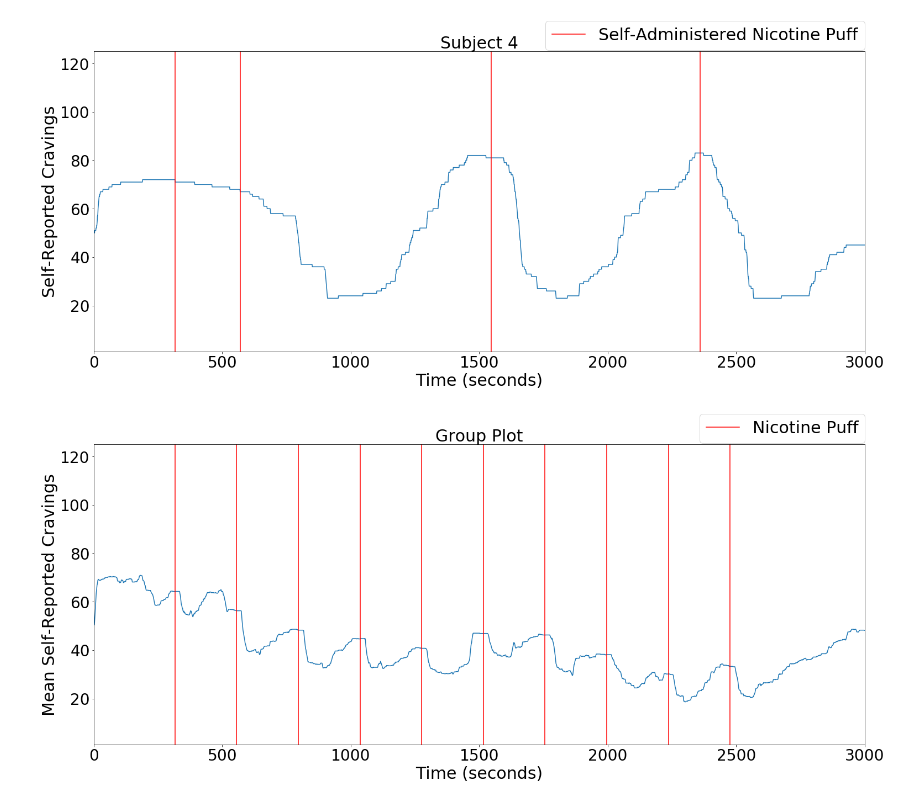
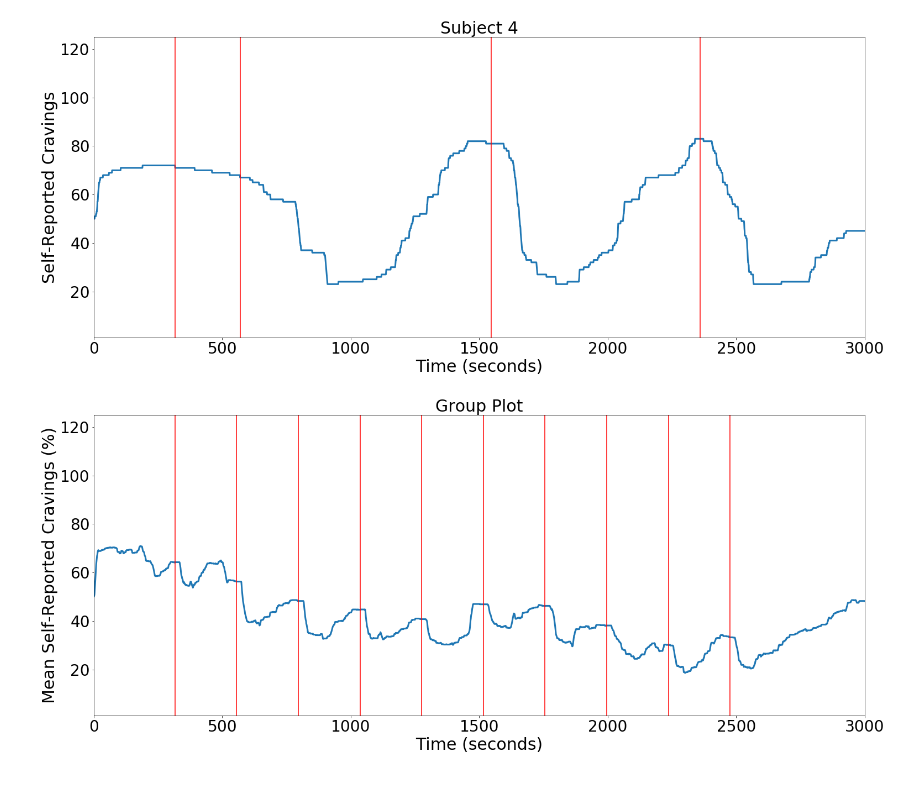
Before and after one commit to hstrey/nicotine-paper, a Jupyter notebook: Cravings Plot For Helmut.ipynb, the cells around one changed output. Drawn from its saved outputs; the diff is of its cells as text; code cells hidden in the pictures.

```diff
--- a/Cravings Plot For Helmut.ipynb
+++ b/Cravings Plot For Helmut.ipynb
@@ -10,18 +10,18 @@ for i in range(1,5):
     globals()['time{}'.format(i)] = globals()['subject{}'.format(i)]['Time'].flatten()
     globals()['puffs{}'.format(i)] = globals()['subject{}'.format(i)]['Puffs'].flatten()
 # %%
-my_labels = {"x1" : "Self-Administered Nicotine Puff"}
+#my_labels = {"x1" : "Self-Administered Nicotine Puff"}
 plt.figure(figsize=(25,10))
-plt.plot(time1,crav1)
+plt.plot(time1,crav1,linewidth=3)
 for p in puffs1[1:]:
     plt.axvline(x=p,color='r',label=my_labels["x1"])
     my_labels["x1"] = "_nolegend_"
-plt.legend(fontsize=30,loc=9, bbox_to_anchor=(0.793, 1.13))
+#plt.legend(fontsize=30,loc=9, bbox_to_anchor=(0.793, 1.13))
 
 plt.xlim(0,3000)
 plt.ylim(1,125)
 plt.xlabel('Time (seconds)',fontsize=30)
-plt.ylabel('Self-Reported Cravings',fontsize=30)
+plt.ylabel('Self-Reported Cravings (%)',fontsize=30)
 plt.xticks(fontsize=28)
 plt.yticks(fontsize=28)
 plt.title('Subject '+ str(1),fontsize=30)
@@ -31,16 +31,16 @@ plt.savefig('Subject1'+'.pdf')
 # %%
-my_labels = {"x1" : "Self-Administered Nicotine Puff"}
+#my_labels = {"x1" : "Self-Administered Nicotine Puff"}
 plt.figure(figsize=(25,10))
-plt.plot(time2,crav2)
+plt.plot(time2,crav2,linewidth=3)
 for p in puffs2[1:]:
     plt.axvline(x=p,color='r',label=my_labels["x1"])
     my_labels["x1"] = "_nolegend_"
-plt.legend(fontsize=30,loc=9, bbox_to_anchor=(0.793, 1.13))
+#plt.legend(fontsize=30,loc=9, bbox_to_anchor=(0.793, 1.13))
 
 plt.xlim(0,3000)
 plt.ylim(1,125)
 plt.xlabel('Time (seconds)',fontsize=30)
-plt.ylabel('Self-Reported Cravings',fontsize=30)
+plt.ylabel('Self-Reported Cravings (%)',fontsize=30)
 plt.xticks(fontsize=28)
 plt.yticks(fontsize=28)
 plt.title('Subject '+ str(2),fontsize=30)
@@ -50,16 +50,16 @@ plt.savefig('Subject2'+'.pdf')
 # %%
-my_labels = {"x1" : "Self-Administered Nicotine Puff"}
+#my_labels = {"x1" : "Self-Administered Nicotine Puff"}
 plt.figure(figsize=(25,10))
-plt.plot(time3,crav3)
+plt.plot(time3,crav3,linewidth=3)
 for p in puffs3[1:]:
     plt.axvline(x=p,color='r',label=my_labels["x1"])
     my_labels["x1"] = "_nolegend_"
-plt.legend(fontsize=30,loc=9, bbox_to_anchor=(0.793, 1.13))
+#plt.legend(fontsize=30,loc=9, bbox_to_anchor=(0.793, 1.13))
 
 plt.xlim(0,3000)
 plt.ylim(1,125)
 plt.xlabel('Time (seconds)',fontsize=30)
-plt.ylabel('Self-Reported Cravings',fontsize=30)
+plt.ylabel('Self-Reported Cravings (%)',fontsize=30)
 plt.xticks(fontsize=28)
 plt.yticks(fontsize=28)
 plt.title('Subject '+ str(3),fontsize=30)
@@ -69,11 +69,11 @@ plt.savefig('Subject3'+'.pdf')
 # %%
-my_labels = {"x1" : "Self-Administered Nicotine Puff"}
+#my_labels = {"x1" : "Self-Administered Nicotine Puff"}
 plt.figure(figsize=(25,10))
-plt.plot(time4,crav4)
+plt.plot(time4,crav4,linewidth=3)
 for p in puffs4[1:]:
     plt.axvline(x=p,color='r',label=my_labels["x1"])
     my_labels["x1"] = "_nolegend_"
-plt.legend(fontsize=30,loc=9, bbox_to_anchor=(0.793, 1.13))
+#plt.legend(fontsize=30,loc=9, bbox_to_anchor=(0.793, 1.13))
 
 plt.xlim(0,3000)
 plt.ylim(1,125)
@@ -84,29 +84,29 @@ plt.yticks(fontsize=28)
 plt.title('Subject '+ str(4),fontsize=30)
 plt.savefig('Subject4'+'.pdf')
 # %% [output]
-[figure, old version]
+[figure, new version]
 # %%
 group = sio.loadmat('GroupPlot.mat')
 crav_t = group['Time'].flatten()
 crav_v = group['MeanCraving'].flatten()
 puffs = group['Puffs'].flatten()
 
-my_labels = {"x1" : "Nicotine Puff"}
+#my_labels = {"x1" : "Nicotine Puff"}
 
 plt.figure(figsize=(25,10))
-plt.plot(crav_t,crav_v)
+plt.plot(crav_t,crav_v,linewidth=3)
 plt.xlim(0,3000)
 plt.ylim(1,125)
 plt.xlabel('Time (seconds)',fontsize=30)
-plt.ylabel('Mean Self-Reported Cravings',fontsize=30)
+plt.ylabel('Mean Self-Reported Cravings (%)',fontsize=30)
 plt.xticks(fontsize=28)
 plt.yticks(fontsize=28)
 plt.title('Group Plot', fontsize=30)
 # Overlay Puffs
 for p in puffs:
     plt.axvline(x=p,color='r',label = my_labels["x1"])
     my_labels["x1"] = "_nolegend_"
-plt.legend(fontsize=30,loc=9, bbox_to_anchor=(0.893, 1.13))
+#plt.legend(fontsize=30,loc=9, bbox_to_anchor=(0.893, 1.13))
 plt.savefig('Group Plot'+'.pdf')
 # %% [output]
-[figure, old version]
+[figure, new version]
```
Also changed, not shown: parts of 3 cells of this notebook, 1 other file.
